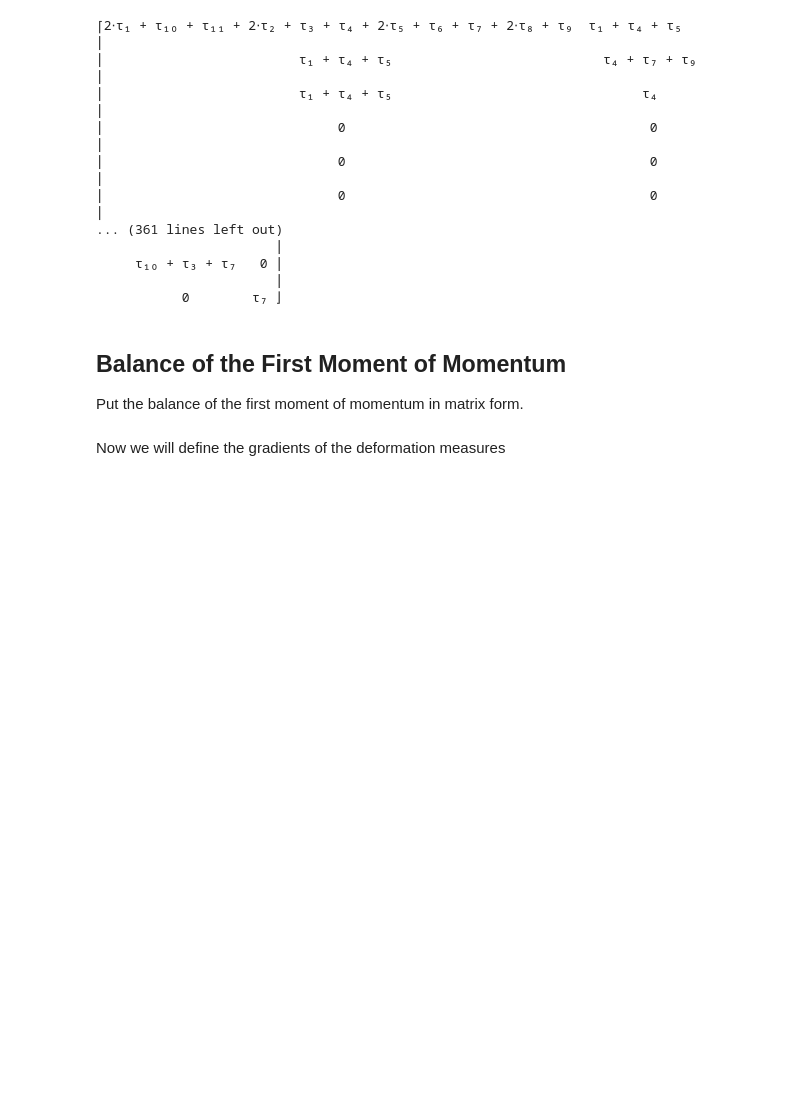
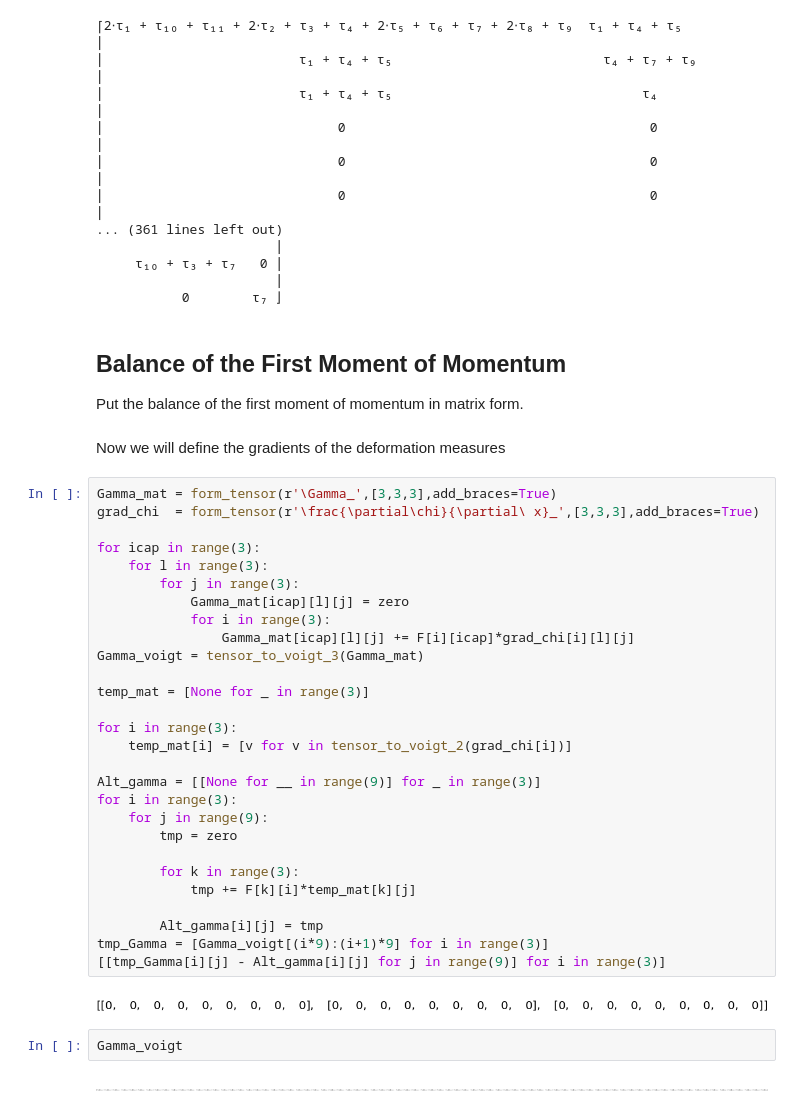
Before and after one commit to lanl/tardigrade-micromorphic-element, a Jupyter notebook: doc/MatrixForm/micromorphic_matrix_form.ipynb, the cells around one changed output. Cells and saved outputs as stored; diff of their text form; blank space fills up the shorter version.

Commit message:
Additional work on voigt notation

```diff
--- a/doc/MatrixForm/micromorphic_matrix_form.ipynb
+++ b/doc/MatrixForm/micromorphic_matrix_form.ipynb
@@ -582,3 +582,37 @@ C_voigt
 Put the balance of the first moment of momentum in matrix form.
 # %% [markdown]
 Now we will define the gradients of the deformation measures
+# %%
+Gamma_mat = form_tensor(r'\Gamma_',[3,3,3],add_braces=True)
+grad_chi  = form_tensor(r'\frac{\partial\chi}{\partial\ x}_',[3,3,3],add_braces=True)
+
+for icap in range(3):
+    for l in range(3):
+        for j in range(3):
+            Gamma_mat[icap][l][j] = zero
+            for i in range(3):
+                Gamma_mat[icap][l][j] += F[i][icap]*grad_chi[i][l][j]
+Gamma_voigt = tensor_to_voigt_3(Gamma_mat)
+
+temp_mat = [None for _ in range(3)]
+
+for i in range(3):
+    temp_mat[i] = [v for v in tensor_to_voigt_2(grad_chi[i])]
+
+Alt_gamma = [[None for __ in range(9)] for _ in range(3)]
+for i in range(3):
+    for j in range(9):
+        tmp = zero
+
+        for k in range(3):
+            tmp += F[k][i]*temp_mat[k][j]
+
+        Alt_gamma[i][j] = tmp
+tmp_Gamma = [Gamma_voigt[(i*9):(i+1)*9] for i in range(3)]
+[[tmp_Gamma[i][j] - Alt_gamma[i][j] for j in range(9)] for i in range(3)]
+# %% [output]
+[figure, added]
+# %%
+Gamma_voigt
+# %% [output]
+[figure, added]
```
